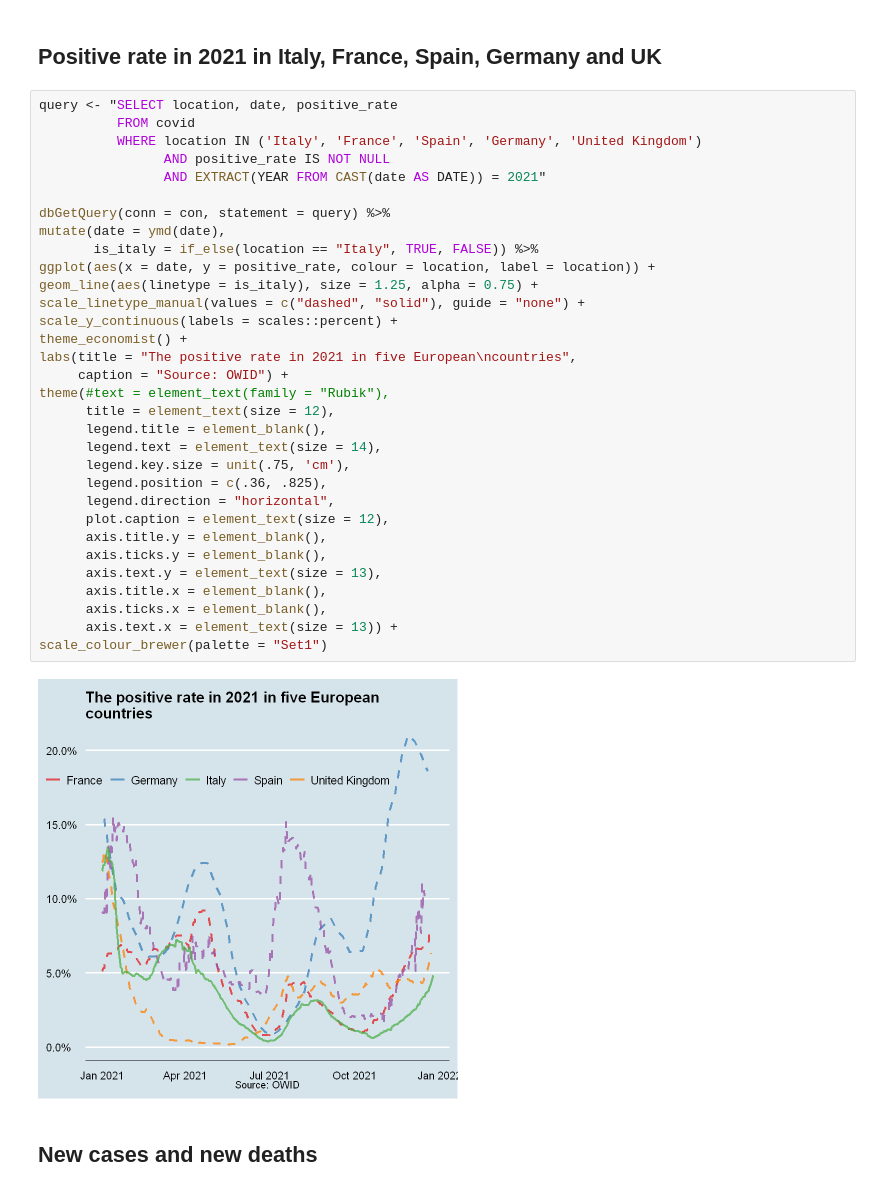
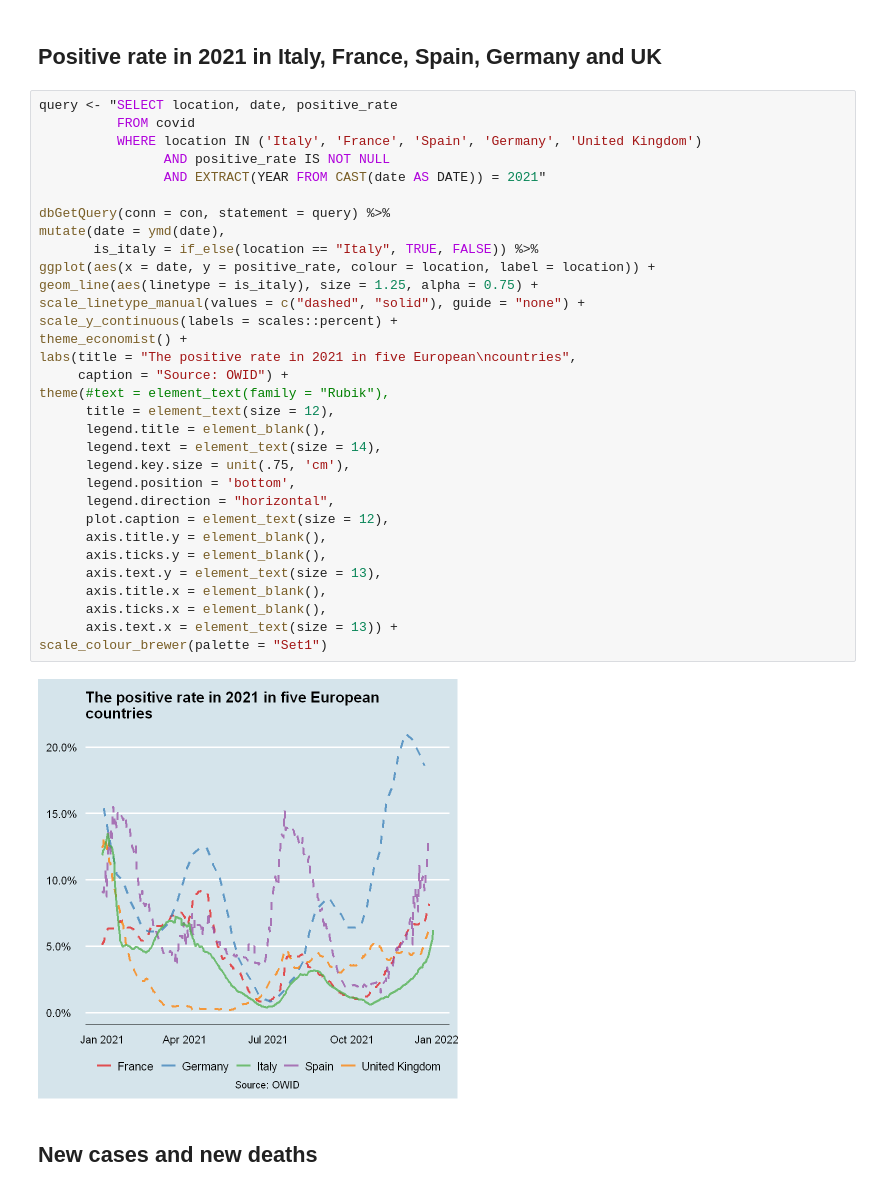
Before and after one commit to JacopoMalatesta/covid_cloud_database, a Jupyter notebook: 02 - Querying and visualizing the database with SQL and R.ipynb, the cells around one changed output. Drawn from its saved outputs; the diff is of its cells as text.

```diff
--- a/02 - Querying and visualizing the database with SQL and R.ipynb
+++ b/02 - Querying and visualizing the database with SQL and R.ipynb
@@ -90,35 +187,35 @@ query <- "SELECT location, date, positive_rate
           FROM covid
           WHERE location IN ('Italy', 'France', 'Spain', 'Germany', 'United Kingdom')
                 AND positive_rate IS NOT NULL
                 AND EXTRACT(YEAR FROM CAST(date AS DATE)) = 2021"
 
 dbGetQuery(conn = con, statement = query) %>%
 mutate(date = ymd(date),
        is_italy = if_else(location == "Italy", TRUE, FALSE)) %>%
 ggplot(aes(x = date, y = positive_rate, colour = location, label = location)) +
 geom_line(aes(linetype = is_italy), size = 1.25, alpha = 0.75) +
 scale_linetype_manual(values = c("dashed", "solid"), guide = "none") +
 scale_y_continuous(labels = scales::percent) +
 theme_economist() +
 labs(title = "The positive rate in 2021 in five European\ncountries",
      caption = "Source: OWID") +
 theme(#text = element_text(family = "Rubik"),
       title = element_text(size = 12),
       legend.title = element_blank(),
       legend.text = element_text(size = 14),
       legend.key.size = unit(.75, 'cm'),
-      legend.position = c(.36, .825),
+      legend.position = 'bottom',
       legend.direction = "horizontal",
       plot.caption = element_text(size = 12),
       axis.title.y = element_blank(),
       axis.ticks.y = element_blank(),
       axis.text.y = element_text(size = 13),
       axis.title.x = element_blank(),
       axis.ticks.x = element_blank(),
       axis.text.x = element_text(size = 13)) +
 scale_colour_brewer(palette = "Set1")
 # %% [output]
-[figure, old version]
+[figure, new version]
 # %% [markdown]
 ## New cases and new deaths
 # %%
```
Also changed, not shown: parts of 12 cells of this notebook, 1 other file.
